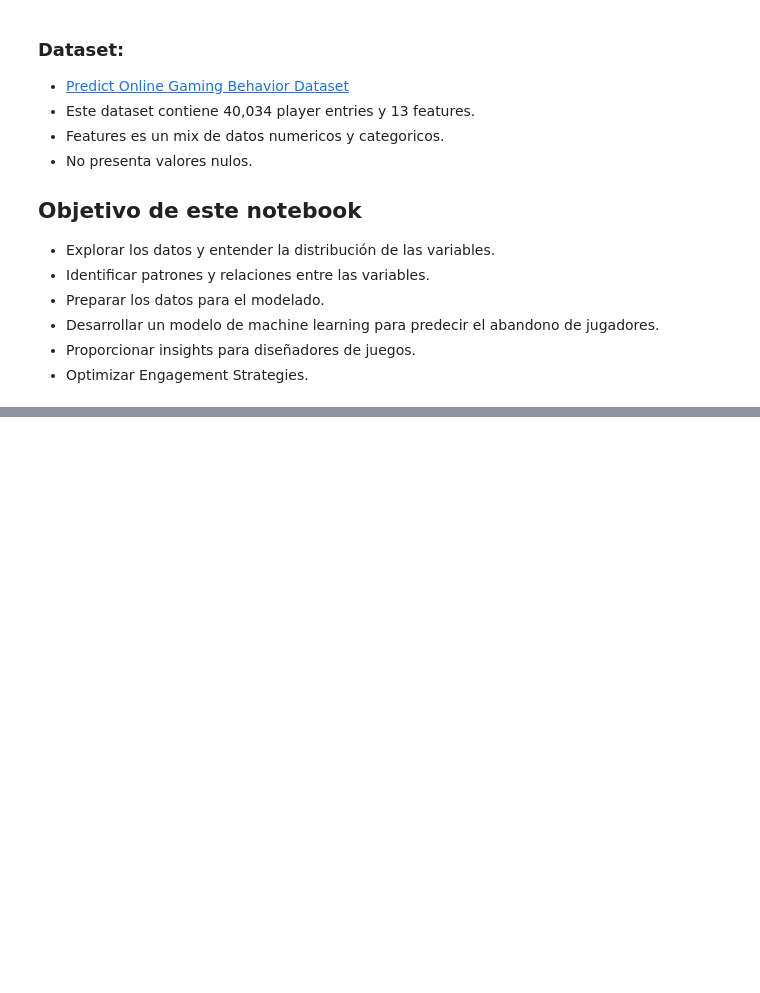
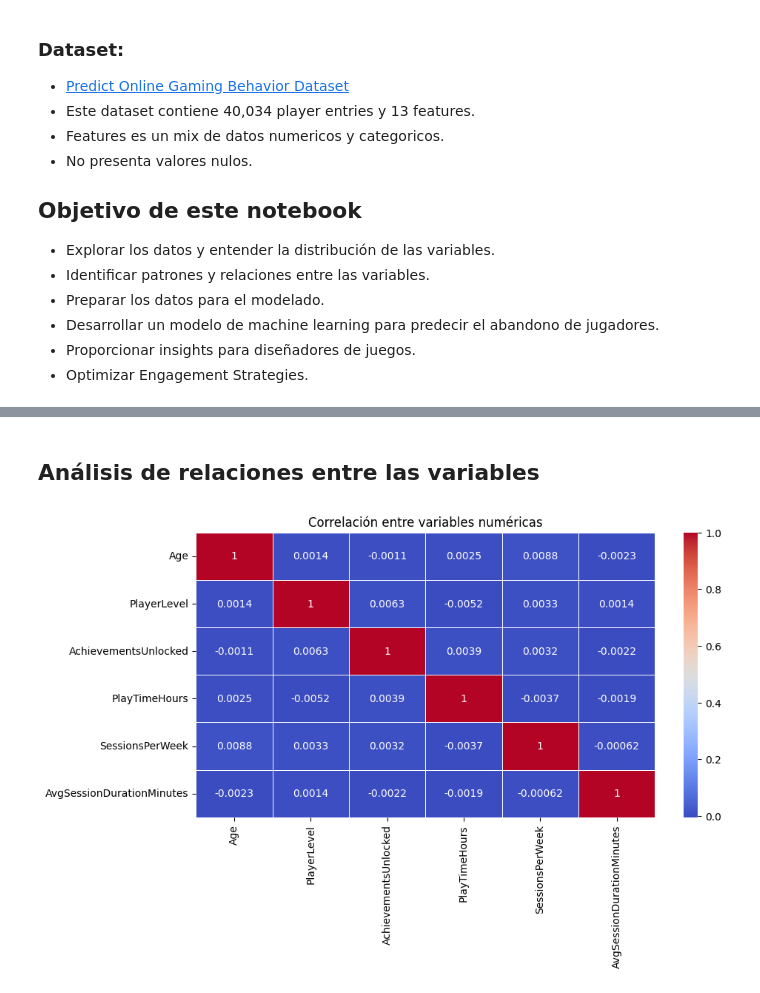
Before and after one commit to Dolcevitta95/Churn_gaming, a Jupyter notebook: dataset/EDA.ipynb, the cells around one changed output, grey strips where cells are left out. Drawn from its saved outputs; the diff is of its cells as text; code cells hidden in the pictures; blank space fills up the shorter version.

```diff
--- a/dataset/EDA.ipynb
+++ b/dataset/EDA.ipynb
@@ -119,6 +252,11 @@ plt.show()
+# %% [markdown]
+## Análisis de relaciones entre las variables
 # %%
-# Matriz de correlación
-plt.figure(figsize=(12, 8))
-sns.heatmap(df.corr(), annot=True, cmap='coolwarm', fmt='.2f')
-plt.title('Matriz de correlación')
+# Vamos a identificar relaciones entre variables
+# Relación entre variables numéricas
+plt.figure(figsize=(10, 5))
+sns.heatmap(df[numerical_features].corr(), annot=True, cmap='coolwarm', linewidths=0.5)
+plt.title('Correlación entre variables numéricas')
 plt.show()
+# %% [output]
+[figure, added]
```
Also changed, not shown: parts of 32 cells of this notebook.
